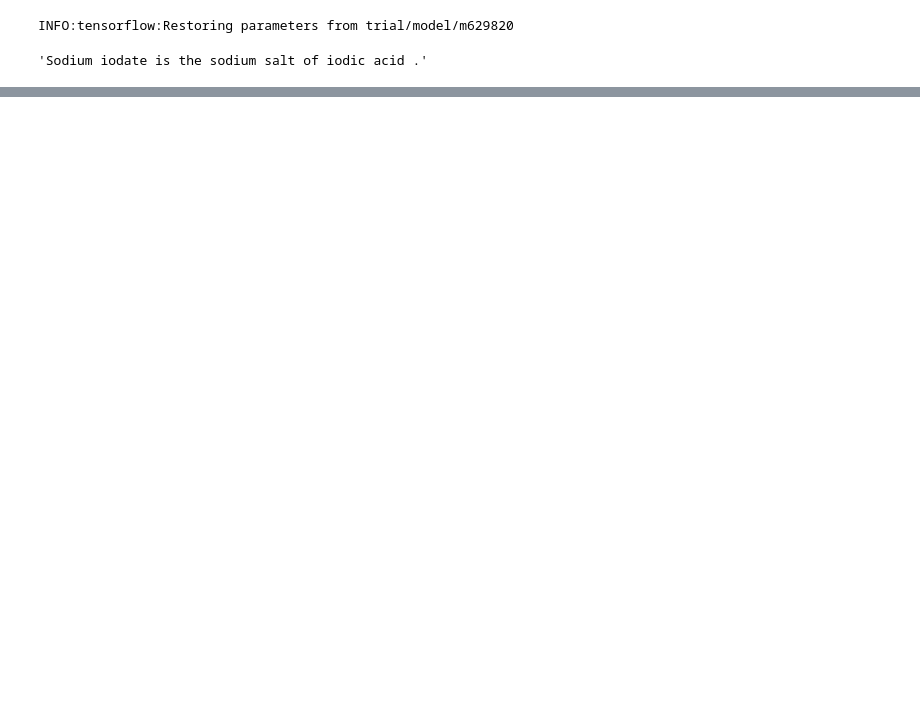
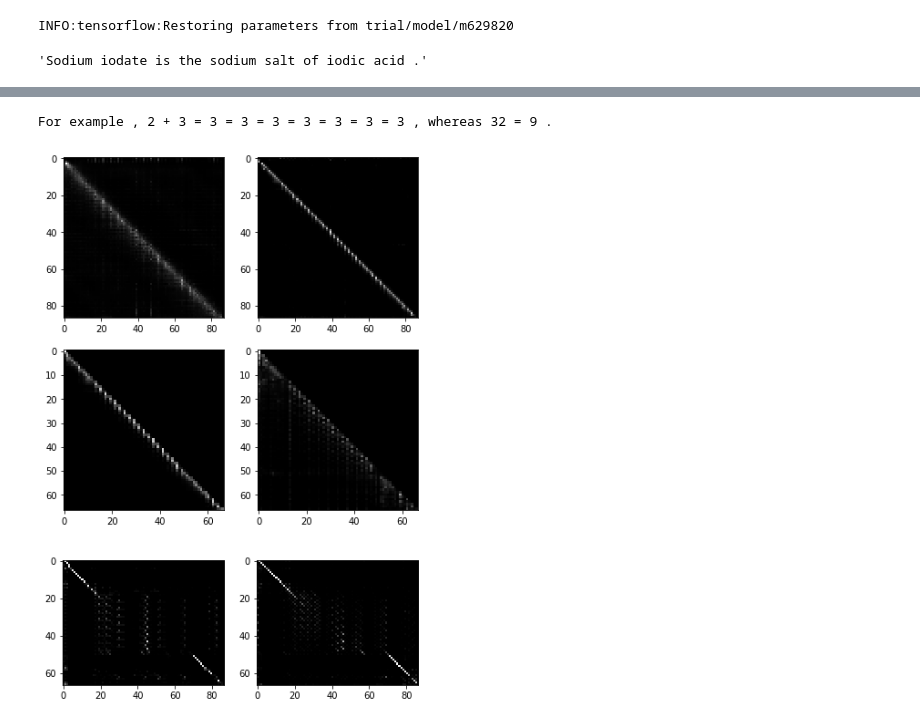
Before and after one commit to srewai/explicharr, a Jupyter notebook: src/showcase.ipynb, the cells around one changed output, grey strips where cells are left out. Drawn from its saved outputs; the diff is of its cells as text; code cells hidden in the pictures; blank space fills up the shorter version.

```diff
--- a/src/showcase.ipynb
+++ b/src/showcase.ipynb
@@ -69,0 +92,5 @@ if you want these weights, you can run the forcing model repeatedly, feeding its
+# %%
+viz("For example , 2 + 3 = 3 + 2 = 5 and 2 · 3 = 3 · 2 = 6 , but 23 = 8 , whereas 32 = 9 .")
+# %% [output]
+For example , 2 + 3 = 3 = 3 = 3 = 3 = 3 = 3 = 3 , whereas 32 = 9 .
+[figure, added]
```
Also changed, not shown: parts of 12 cells of this notebook, 1 other file.
